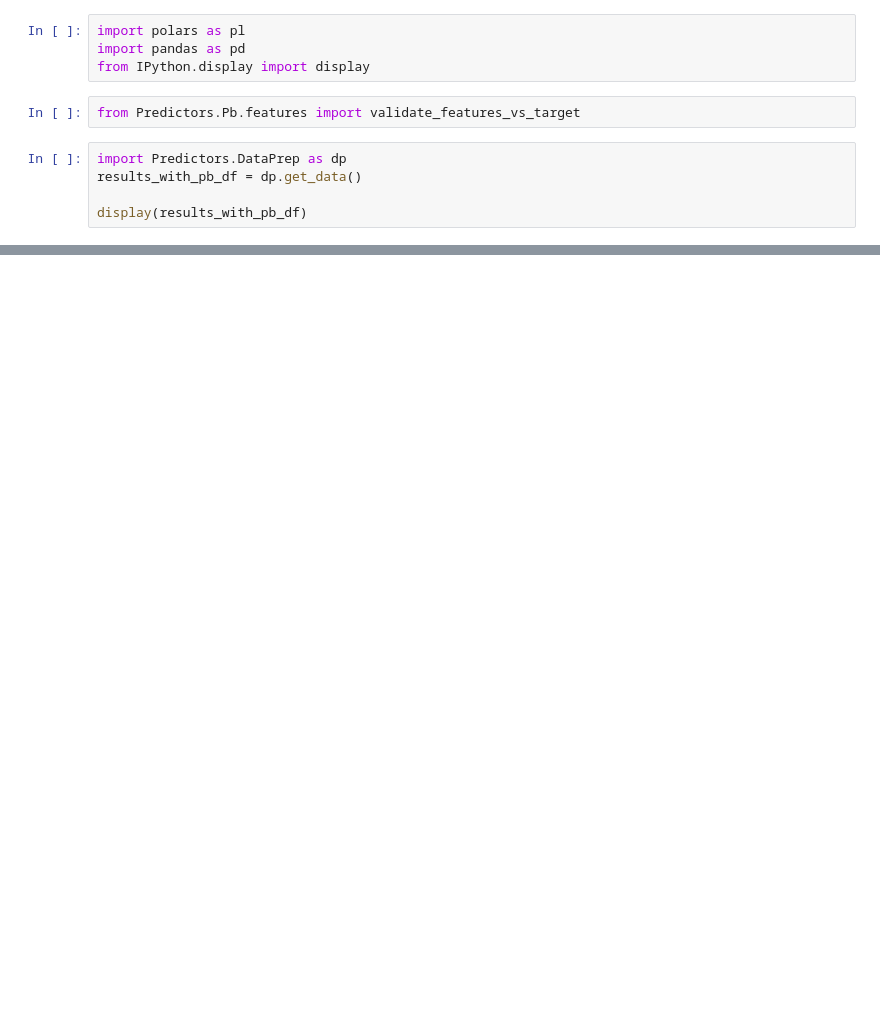
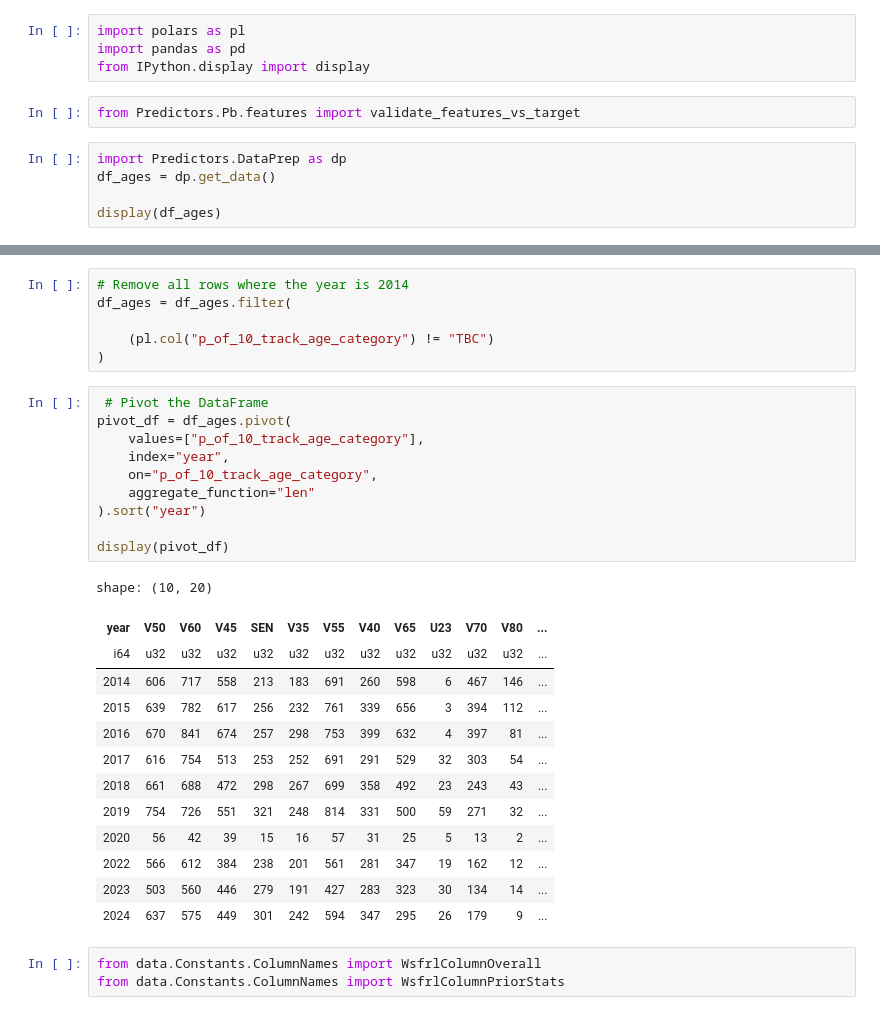
Before and after one commit to CoderGregH/wsfrl, a Jupyter notebook: Predictors/Age/HowOldAreThey.ipynb, the cells around one changed output, grey strips where cells are left out. Drawn from its saved outputs; the diff is of its cells as text; blank space fills up the shorter version.

```diff
--- a/Predictors/Age/HowOldAreThey.ipynb
+++ b/Predictors/Age/HowOldAreThey.ipynb
@@ -6,9 +6,9 @@ from IPython.display import display
 from Predictors.Pb.features import validate_features_vs_target
 # %%
 import Predictors.DataPrep as dp
-results_with_pb_df = dp.get_data()
+df_ages = dp.get_data()
 
-display(results_with_pb_df)
+display(df_ages)
 # %% [output]
 shape: (55_523, 65)
 | Position | Time | time_in_seconds | Bib Number | Name | Gender | Gender Position | Club | is_club_member | ... |
@@ -24,3 +24,36 @@ shape: (55_523, 65)
 | 629 | "00:56:27" | 3387.0 | 429 | "Kalpna Robertson" | "F" | 305.0 | "Lewes AC" | true | ... |
 | 630 | "00:57:56" | 3476.0 | 151 | "Julie Abel" | "F" | 306.0 | "Goring Road Runners" | true | ... |
 | 631 | "00:58:30" | 3510.0 | 606 | "Jane Harle" | "F" | 307.0 | "Burgess Hill Runners" | true | ... |
+# %%
+# Remove all rows where the year is 2014
+df_ages = df_ages.filter(
+
+    (pl.col("p_of_10_track_age_category") != "TBC")
+)
+# %%
+ # Pivot the DataFrame
+pivot_df = df_ages.pivot(
+    values=["p_of_10_track_age_category"],
+    index="year",
+    on="p_of_10_track_age_category",
+    aggregate_function="len"
+).sort("year")
+
+display(pivot_df)
+# %% [output]
+shape: (10, 20)
+| year | V50 | V60 | V45 | SEN | V35 | V55 | V40 | V65 | U23 | V70 | V80 | ... |
+| i64 | u32 | u32 | u32 | u32 | u32 | u32 | u32 | u32 | u32 | u32 | u32 | ... |
+| 2014 | 606 | 717 | 558 | 213 | 183 | 691 | 260 | 598 | 6 | 467 | 146 | ... |
+| 2015 | 639 | 782 | 617 | 256 | 232 | 761 | 339 | 656 | 3 | 394 | 112 | ... |
+| 2016 | 670 | 841 | 674 | 257 | 298 | 753 | 399 | 632 | 4 | 397 | 81 | ... |
+| 2017 | 616 | 754 | 513 | 253 | 252 | 691 | 291 | 529 | 32 | 303 | 54 | ... |
+| 2018 | 661 | 688 | 472 | 298 | 267 | 699 | 358 | 492 | 23 | 243 | 43 | ... |
+| 2019 | 754 | 726 | 551 | 321 | 248 | 814 | 331 | 500 | 59 | 271 | 32 | ... |
+| 2020 | 56 | 42 | 39 | 15 | 16 | 57 | 31 | 25 | 5 | 13 | 2 | ... |
+| 2022 | 566 | 612 | 384 | 238 | 201 | 561 | 281 | 347 | 19 | 162 | 12 | ... |
+| 2023 | 503 | 560 | 446 | 279 | 191 | 427 | 283 | 323 | 30 | 134 | 14 | ... |
+| 2024 | 637 | 575 | 449 | 301 | 242 | 594 | 347 | 295 | 26 | 179 | 9 | ... |
+# %%
+from data.Constants.ColumnNames import WsfrlColumnOverall
+from data.Constants.ColumnNames import WsfrlColumnPriorStats
```
Also changed, not shown: parts of 10 cells of this notebook, 5 other files.
